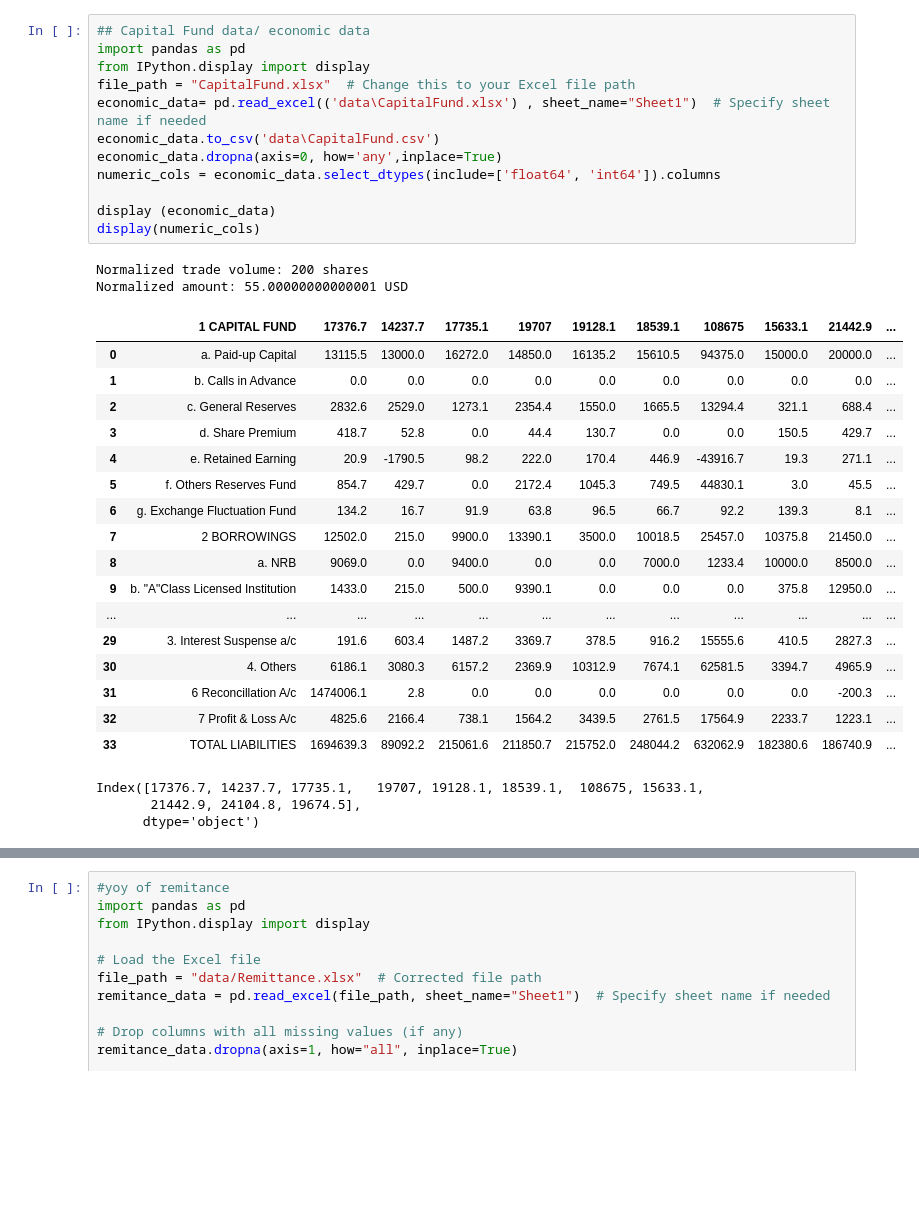
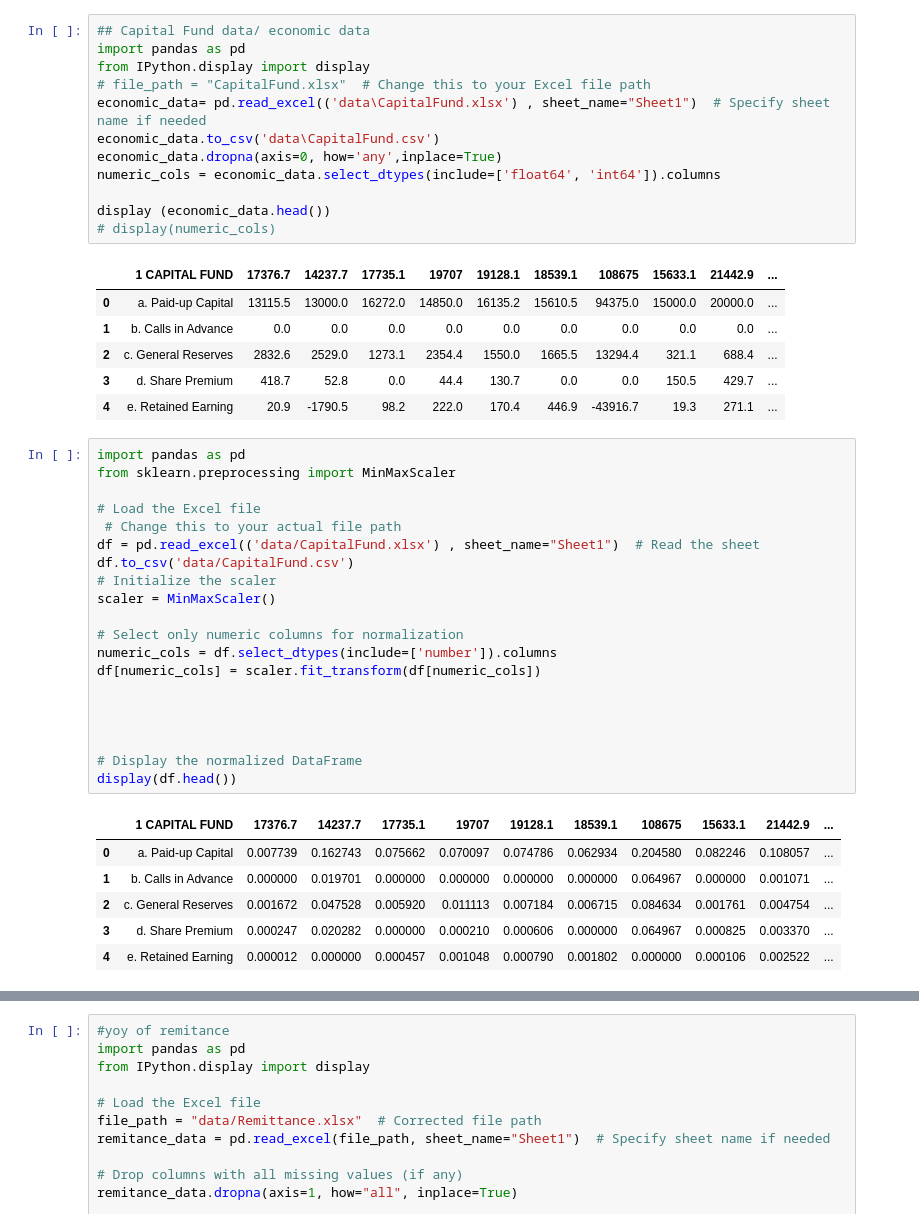
Before and after one commit to sandhyamainali/python, a Jupyter notebook: Week_3_Assignment.ipynb, the cells around one changed output, grey strips where cells are left out. Drawn from its saved outputs; the diff is of its cells as text; blank space fills up the shorter version.

```diff
--- a/Week_3_Assignment.ipynb
+++ b/Week_3_Assignment.ipynb
@@ -282,38 +316,49 @@ Index(['Bank/FI', 'Name', 'Minimum Balance', 'Tenure (Months)',
 # %%
 ## Capital Fund data/ economic data
 import pandas as pd
 from IPython.display import display
-file_path = "CapitalFund.xlsx"  # Change this to your Excel file path
+# file_path = "CapitalFund.xlsx"  # Change this to your Excel file path
 economic_data= pd.read_excel(('data\CapitalFund.xlsx') , sheet_name="Sheet1")  # Specify sheet name if needed
 economic_data.to_csv('data\CapitalFund.csv')
 economic_data.dropna(axis=0, how='any',inplace=True)
 numeric_cols = economic_data.select_dtypes(include=['float64', 'int64']).columns
 
-display (economic_data)
-display(numeric_cols)
+display (economic_data.head())
+# display(numeric_cols)
 # %% [output]
-Normalized trade volume: 200 shares
-Normalized amount: 55.00000000000001 USD
 |  | 1 CAPITAL FUND | 17376.7 | 14237.7 | 17735.1 | 19707 | 19128.1 | 18539.1 | 108675 | 15633.1 | 21442.9 | ... |
 | 0 | a. Paid-up Capital | 13115.5 | 13000.0 | 16272.0 | 14850.0 | 16135.2 | 15610.5 | 94375.0 | 15000.0 | 20000.0 | ... |
 | 1 | b. Calls in Advance | 0.0 | 0.0 | 0.0 | 0.0 | 0.0 | 0.0 | 0.0 | 0.0 | 0.0 | ... |
 | 2 | c. General Reserves | 2832.6 | 2529.0 | 1273.1 | 2354.4 | 1550.0 | 1665.5 | 13294.4 | 321.1 | 688.4 | ... |
 | 3 | d. Share Premium | 418.7 | 52.8 | 0.0 | 44.4 | 130.7 | 0.0 | 0.0 | 150.5 | 429.7 | ... |
 | 4 | e. Retained Earning | 20.9 | -1790.5 | 98.2 | 222.0 | 170.4 | 446.9 | -43916.7 | 19.3 | 271.1 | ... |
-| 5 | f. Others Reserves Fund | 854.7 | 429.7 | 0.0 | 2172.4 | 1045.3 | 749.5 | 44830.1 | 3.0 | 45.5 | ... |
-| 6 | g. Exchange Fluctuation Fund | 134.2 | 16.7 | 91.9 | 63.8 | 96.5 | 66.7 | 92.2 | 139.3 | 8.1 | ... |
-| 7 | 2 BORROWINGS | 12502.0 | 215.0 | 9900.0 | 13390.1 | 3500.0 | 10018.5 | 25457.0 | 10375.8 | 21450.0 | ... |
-| 8 | a. NRB | 9069.0 | 0.0 | 9400.0 | 0.0 | 0.0 | 7000.0 | 1233.4 | 10000.0 | 8500.0 | ... |
-| 9 | b. "A"Class Licensed Institution | 1433.0 | 215.0 | 500.0 | 9390.1 | 0.0 | 0.0 | 0.0 | 375.8 | 12950.0 | ... |
-| ... | ... | ... | ... | ... | ... | ... | ... | ... | ... | ... | ... |
-| 29 | 3. Interest Suspense a/c | 191.6 | 603.4 | 1487.2 | 3369.7 | 378.5 | 916.2 | 15555.6 | 410.5 | 2827.3 | ... |
-| 30 | 4. Others | 6186.1 | 3080.3 | 6157.2 | 2369.9 | 10312.9 | 7674.1 | 62581.5 | 3394.7 | 4965.9 | ... |
-| 31 | 6 Reconcillation A/c | 1474006.1 | 2.8 | 0.0 | 0.0 | 0.0 | 0.0 | 0.0 | 0.0 | -200.3 | ... |
-| 32 | 7 Profit & Loss A/c | 4825.6 | 2166.4 | 738.1 | 1564.2 | 3439.5 | 2761.5 | 17564.9 | 2233.7 | 1223.1 | ... |
-| 33 | TOTAL LIABILITIES | 1694639.3 | 89092.2 | 215061.6 | 211850.7 | 215752.0 | 248044.2 | 632062.9 | 182380.6 | 186740.9 | ... |
-Index([17376.7, 14237.7, 17735.1,   19707, 19128.1, 18539.1,  108675, 15633.1,
-       21442.9, 24104.8, 19674.5],
-      dtype='object')
+# %%
+import pandas as pd
+from sklearn.preprocessing import MinMaxScaler
+
+# Load the Excel file
+ # Change this to your actual file path
+df = pd.read_excel(('data/CapitalFund.xlsx') , sheet_name="Sheet1")  # Read the sheet
+df.to_csv('data/CapitalFund.csv')
+# Initialize the scaler
+scaler = MinMaxScaler()
+
+# Select only numeric columns for normalization
+numeric_cols = df.select_dtypes(include=['number']).columns
+df[numeric_cols] = scaler.fit_transform(df[numeric_cols])
+
+
+
+
+# Display the normalized DataFrame
+display(df.head())
+# %% [output]
+|  | 1 CAPITAL FUND | 17376.7 | 14237.7 | 17735.1 | 19707 | 19128.1 | 18539.1 | 108675 | 15633.1 | 21442.9 | ... |
+| 0 | a. Paid-up Capital | 0.007739 | 0.162743 | 0.075662 | 0.070097 | 0.074786 | 0.062934 | 0.204580 | 0.082246 | 0.108057 | ... |
+| 1 | b. Calls in Advance | 0.000000 | 0.019701 | 0.000000 | 0.000000 | 0.000000 | 0.000000 | 0.064967 | 0.000000 | 0.001071 | ... |
+| 2 | c. General Reserves | 0.001672 | 0.047528 | 0.005920 | 0.011113 | 0.007184 | 0.006715 | 0.084634 | 0.001761 | 0.004754 | ... |
+| 3 | d. Share Premium | 0.000247 | 0.020282 | 0.000000 | 0.000210 | 0.000606 | 0.000000 | 0.064967 | 0.000825 | 0.003370 | ... |
+| 4 | e. Retained Earning | 0.000012 | 0.000000 | 0.000457 | 0.001048 | 0.000790 | 0.001802 | 0.000000 | 0.000106 | 0.002522 | ... |
 # %%
 ## Remitance data
 import pandas as pd
```
Also changed, not shown: parts of 15 cells of this notebook, 36 other files.
